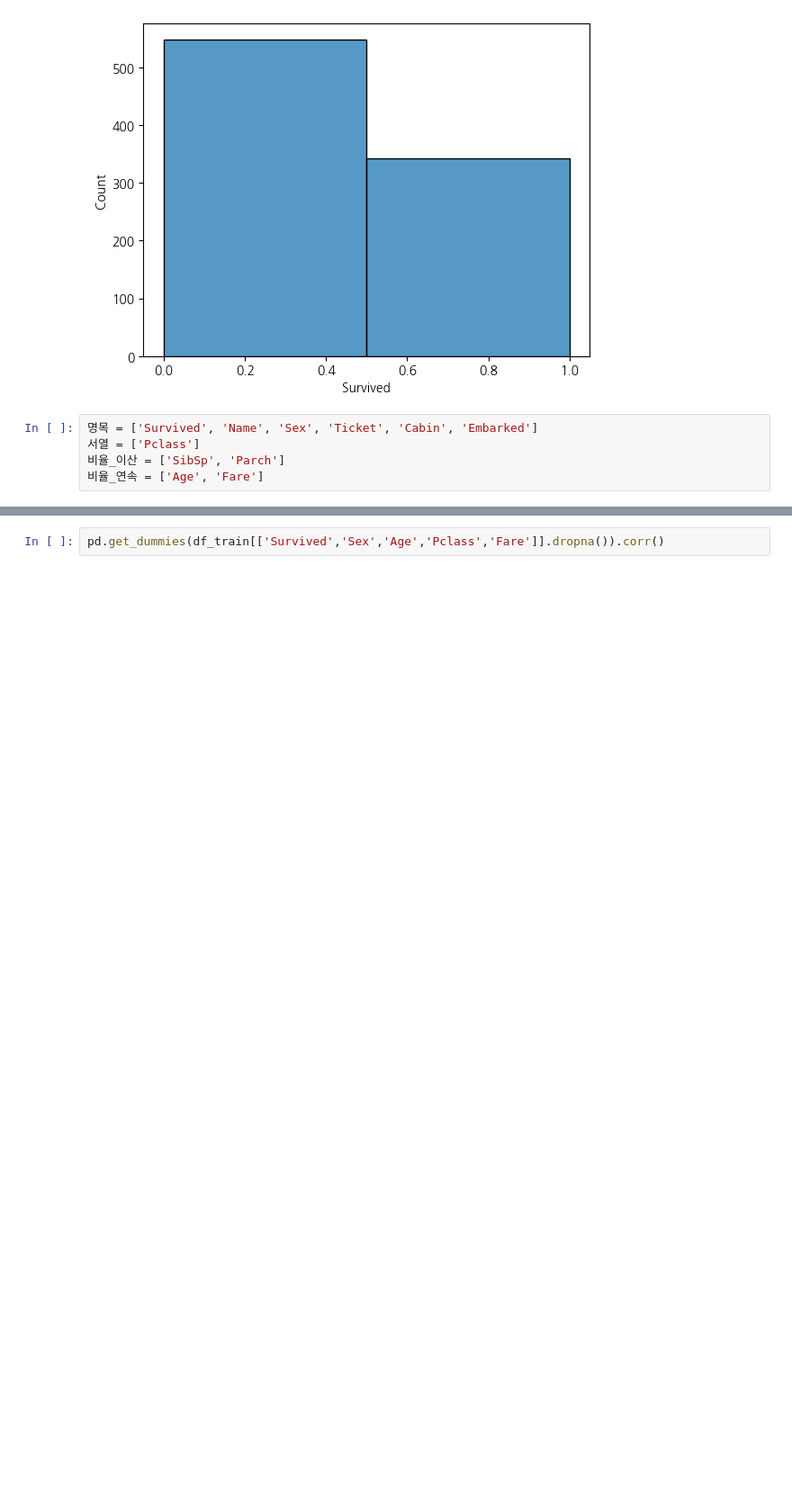
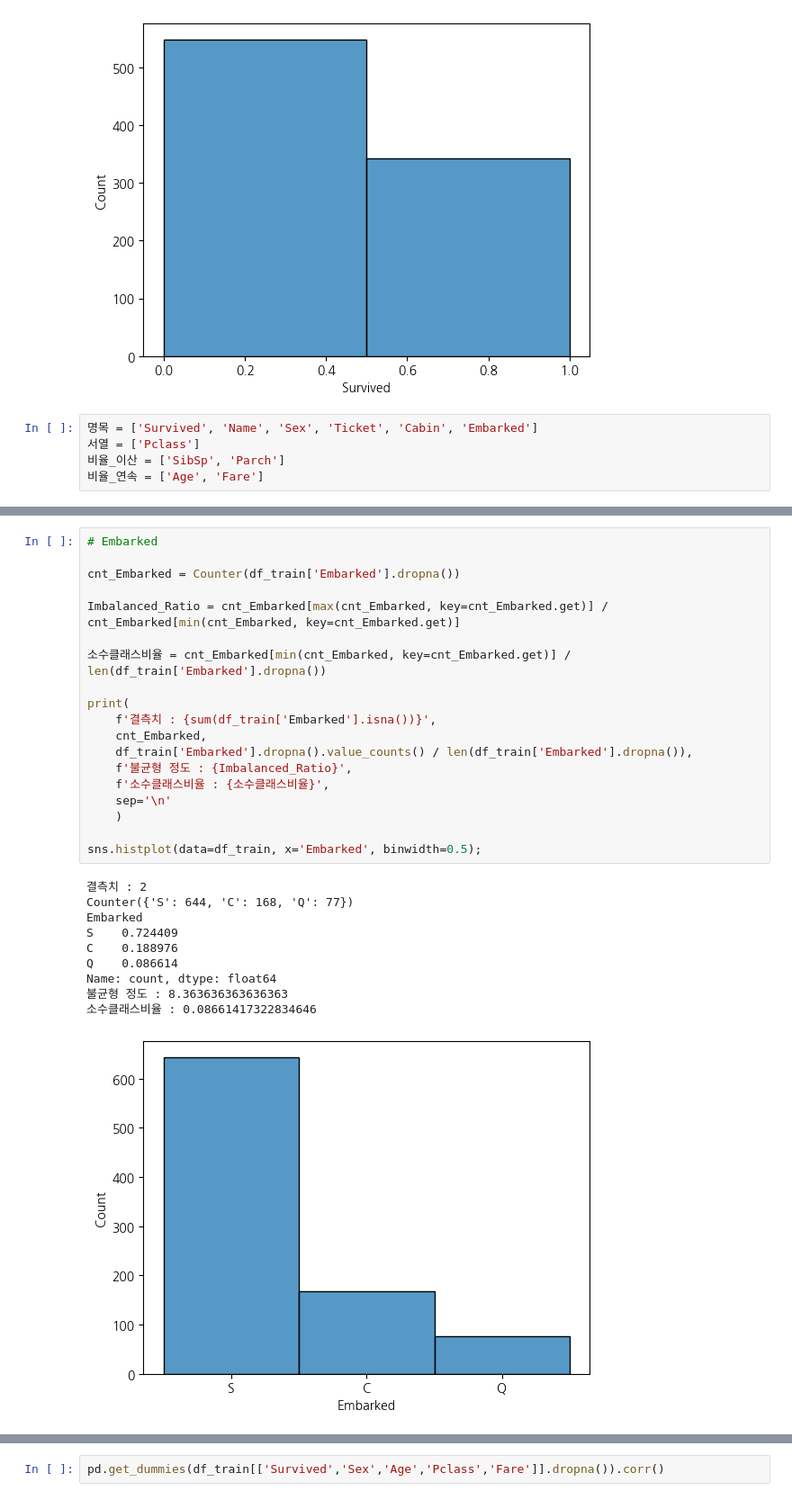
Before and after one commit to Song-Juntae/kaggle, a Jupyter notebook: getting_started/titanic/titanic.ipynb, the cells around one changed output, grey strips where cells are left out. Shown at 90% size. Saved outputs shown, nothing was run; the diff lists cells and outputs as text; blank space fills up the shorter version.

```diff
--- a/getting_started/titanic/titanic.ipynb
+++ b/getting_started/titanic/titanic.ipynb
@@ -370,0 +400,30 @@ Counter(df_train['Ticket']).most_common(10)
+# %%
+# Embarked
+
+cnt_Embarked = Counter(df_train['Embarked'].dropna())
+
+Imbalanced_Ratio = cnt_Embarked[max(cnt_Embarked, key=cnt_Embarked.get)] / cnt_Embarked[min(cnt_Embarked, key=cnt_Embarked.get)]
+
+소수클래스비율 = cnt_Embarked[min(cnt_Embarked, key=cnt_Embarked.get)] / len(df_train['Embarked'].dropna())
+
+print(
+    f'결측치 : {sum(df_train['Embarked'].isna())}',
+    cnt_Embarked,
+    df_train['Embarked'].dropna().value_counts() / len(df_train['Embarked'].dropna()),
+    f'불균형 정도 : {Imbalanced_Ratio}',
+    f'소수클래스비율 : {소수클래스비율}',
+    sep='\n'
+    )
+
+sns.histplot(data=df_train, x='Embarked', binwidth=0.5);
+# %% [output]
+결측치 : 2
+Counter({'S': 644, 'C': 168, 'Q': 77})
+Embarked
+S    0.724409
+C    0.188976
+Q    0.086614
+Name: count, dtype: float64
+불균형 정도 : 8.363636363636363
+소수클래스비율 : 0.08661417322834646
+[figure, added]
```
Also changed, not shown: parts of 7 cells of this notebook.
